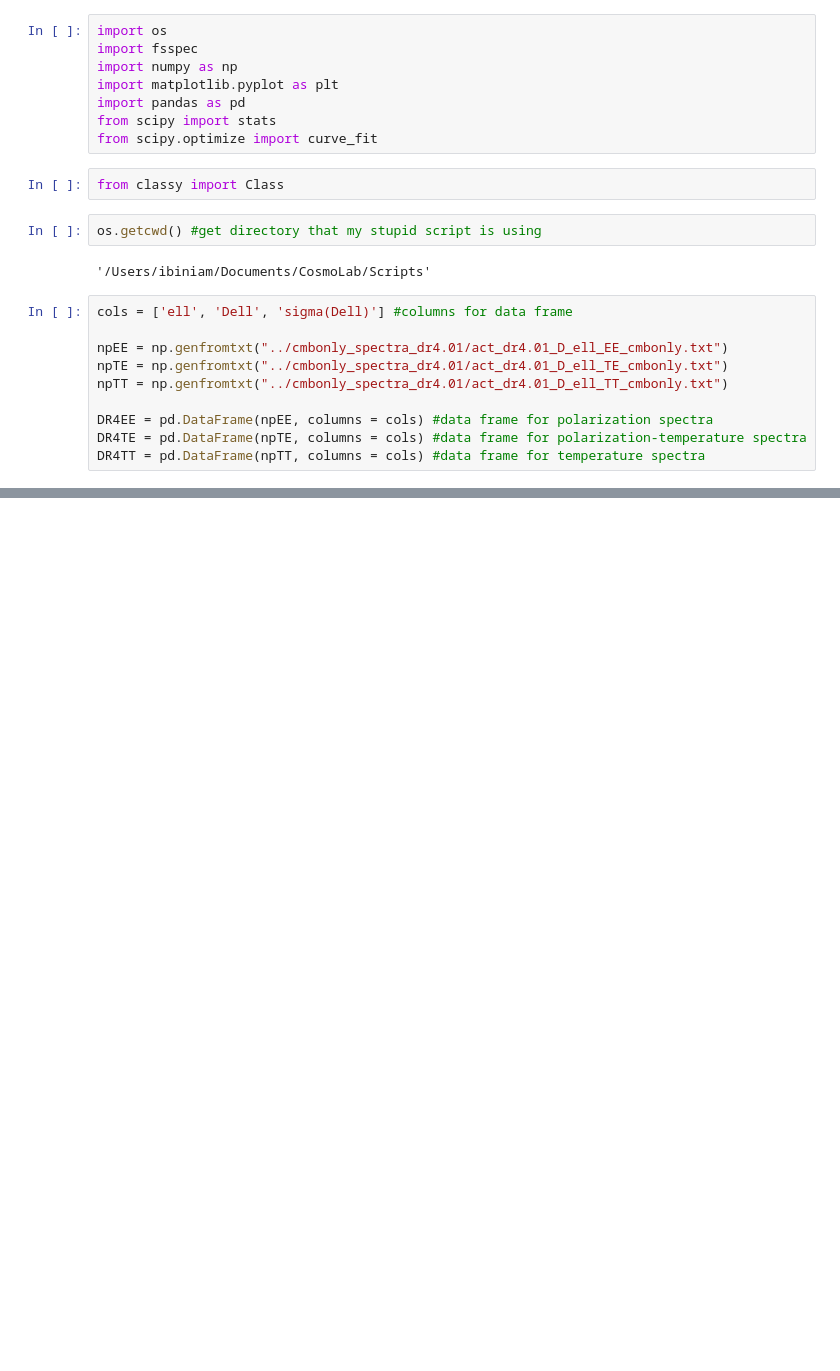
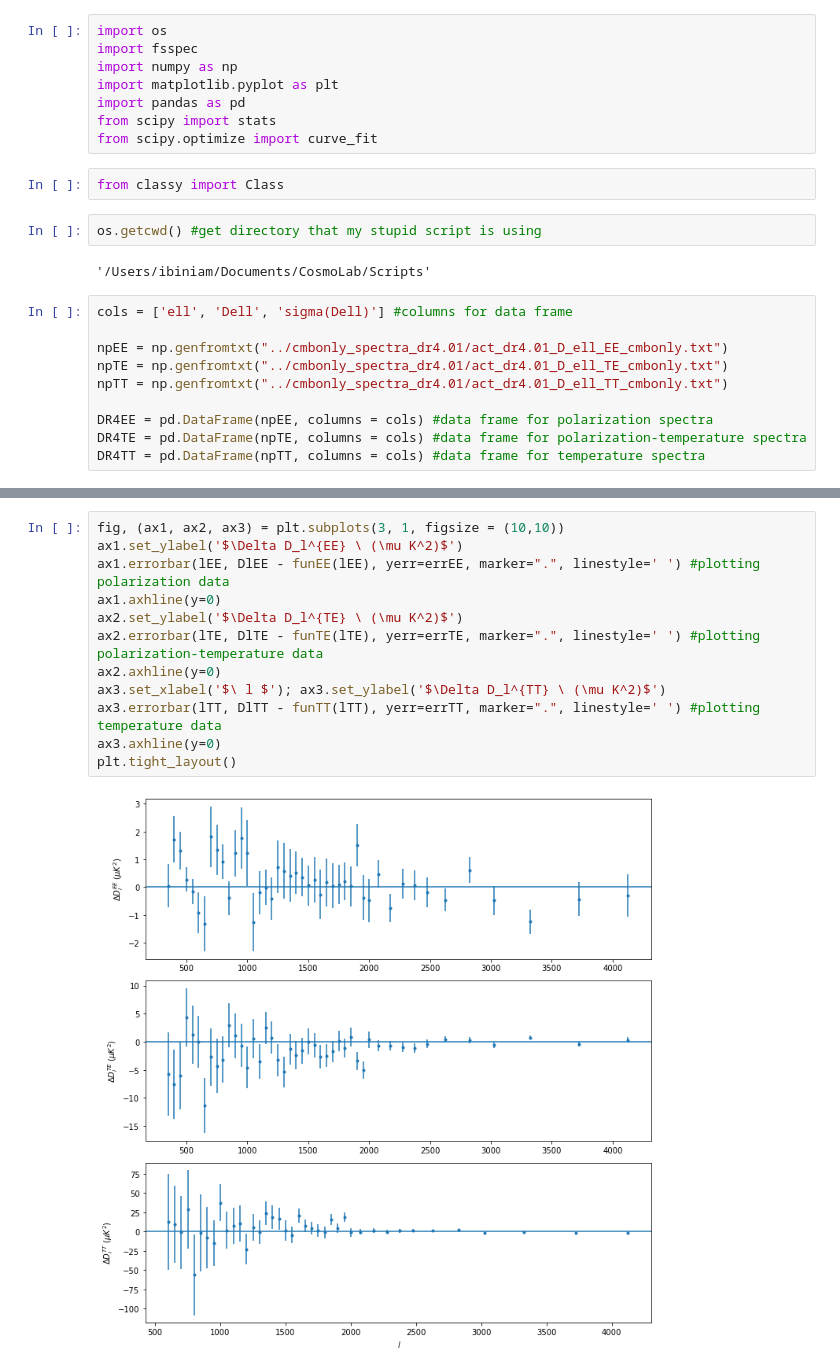
Before and after one commit to ibiniam/NSBP-2022-project, a Jupyter notebook: Scripts/DR4_CMB_readin.ipynb, the cells around one changed output, grey strips where cells are left out. Drawn from its saved outputs; the diff is of its cells as text; blank space fills up the shorter version.

```diff
--- a/Scripts/DR4_CMB_readin.ipynb
+++ b/Scripts/DR4_CMB_readin.ipynb
@@ -68,0 +89,14 @@ plt.tight_layout()
+# %%
+fig, (ax1, ax2, ax3) = plt.subplots(3, 1, figsize = (10,10))
+ax1.set_ylabel('$\Delta D_l^{EE} \ (\mu K^2)$')
+ax1.errorbar(lEE, DlEE - funEE(lEE), yerr=errEE, marker=".", linestyle=' ') #plotting polarization data
+ax1.axhline(y=0)
+ax2.set_ylabel('$\Delta D_l^{TE} \ (\mu K^2)$')
+ax2.errorbar(lTE, DlTE - funTE(lTE), yerr=errTE, marker=".", linestyle=' ') #plotting polarization-temperature data
+ax2.axhline(y=0)
+ax3.set_xlabel('$\ l $'); ax3.set_ylabel('$\Delta D_l^{TT} \ (\mu K^2)$')
+ax3.errorbar(lTT, DlTT - funTT(lTT), yerr=errTT, marker=".", linestyle=' ') #plotting temperature data
+ax3.axhline(y=0)
+plt.tight_layout()
+# %% [output]
+[figure, added]
```
Also changed, not shown: parts of 6 cells of this notebook, 1 other file.
